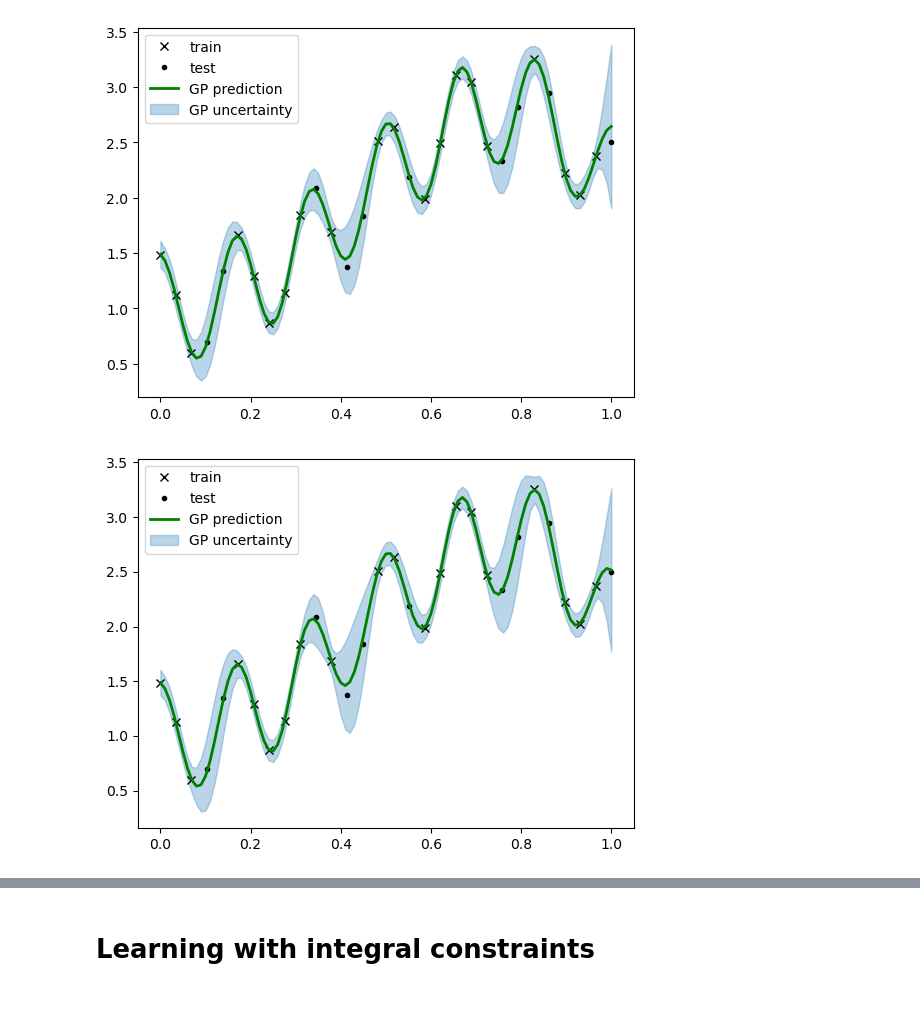
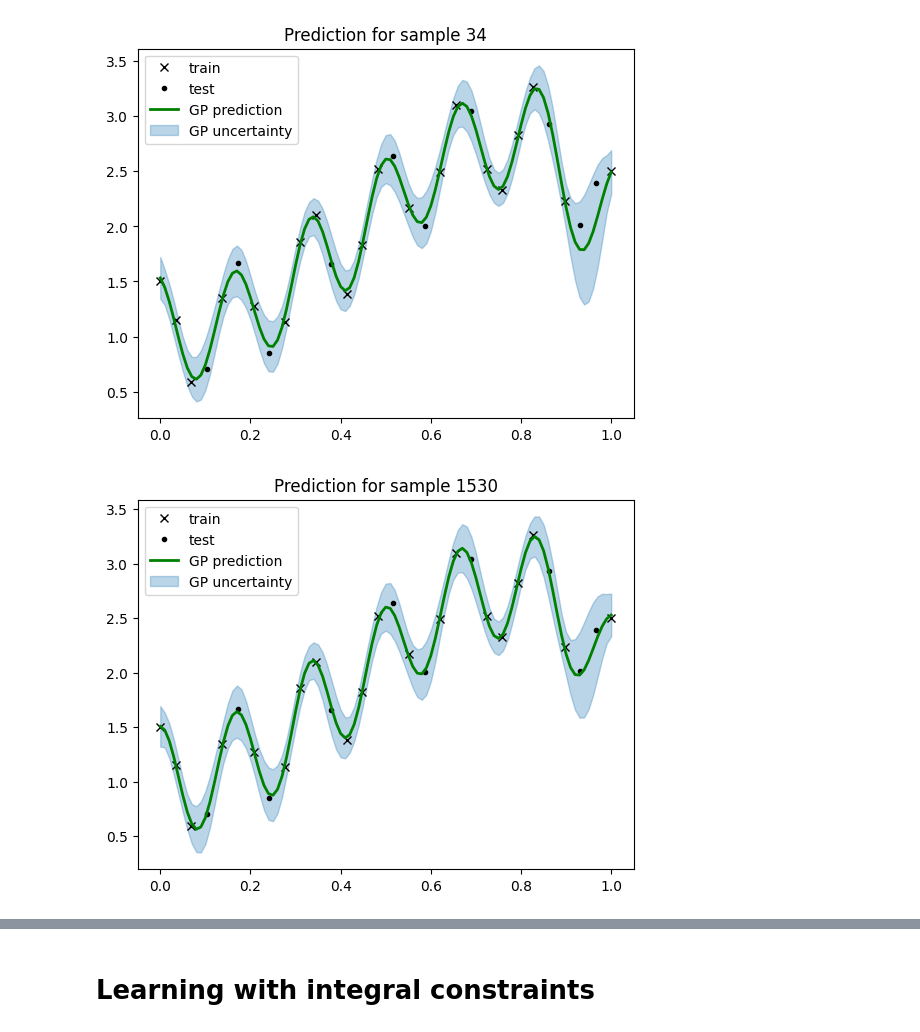
Before and after one commit to joshniemela/ProbabilisticML, a Jupyter notebook: exam/src/gp.ipynb, the cells around one changed output, grey strips where cells are left out. Drawn from its saved outputs; the diff is of its cells as text; code cells hidden in the pictures; blank space fills up the shorter version.

```diff
--- a/exam/src/gp.ipynb
+++ b/exam/src/gp.ipynb
@@ -248,12 +342,16 @@ def train_nuts(model, X_train, y_train, warmup_steps, num_samples, num_chains):
+# %%
+# Hyper-parameters for learning
+nuts_warmup_steps = 1500 if not testing else 20
+nuts_num_samples = 500 if not testing else 10
+nuts_num_chains = 4 if not testing else 1
 # %%
-# Hyper-parameters for learning
-warmup_steps = 3000 if not testing else 10
-num_samples = 500 if not testing else 10
-num_chains = 1
+model = Model(noise)
+posterior_samples, idata = train_NUTS(
+    model=model,
+    X_train=X_train, y_train=y_train,
+    warmup_steps=nuts_warmup_steps,
+    num_samples=nuts_num_samples,
+    num_chains=nuts_num_chains,
+)
 
-model = Model()
-post_samples, idata = train_nuts(
-    model=model, X_train=X_train, y_train=y_train,
-    warmup_steps=warmup_steps, num_samples=num_samples,
-    num_chains=num_chains,
-)
+idata
@@ -283,23 +383,24 @@ var       NaN
 # %%
-idxs = torch.randint(num_samples*num_chains, size=(10,))
+mean_preds, cov_preds = torch.vmap(
+    lambda params: predict(
+        kernel, X_train, y_train, x_axis, noise, *params,
+    )
+)(posterior_samples)
+
+idxs = torch.randint(nuts_num_samples*nuts_num_chains, size=(10,))
 for i in range(10):
-    j = idxs[i]
-
-    mean_pred, cov_pred = predict(
-        X_train, y_train, x_axis,
-        var=post_samples["var"][j],
-        length=post_samples["length"][j],
-        period=post_samples["period"][j],
-        noise=post_samples["noise"][j],
-    )
+    j = int(idxs[i])
     fig, ax = plt.subplots()
+    mean_pred = mean_preds[j]
+    cov_pred = cov_preds[j]
     plot_predictions(
         ax=ax,
         X_train=X_train, y_train=y_train,
         X_test=X_test, y_test=y_test,
         X=x_axis, mean=mean_pred, cov=cov_pred,
     )
     ax.legend()
+    ax.set_title("Prediction for sample {}".format(j))
 # %% [output]
-[figure, old version]
+[figure, new version]
-[figure, old version]
+[figure, new version]
```
Also changed, not shown: parts of 42 cells of this notebook.
